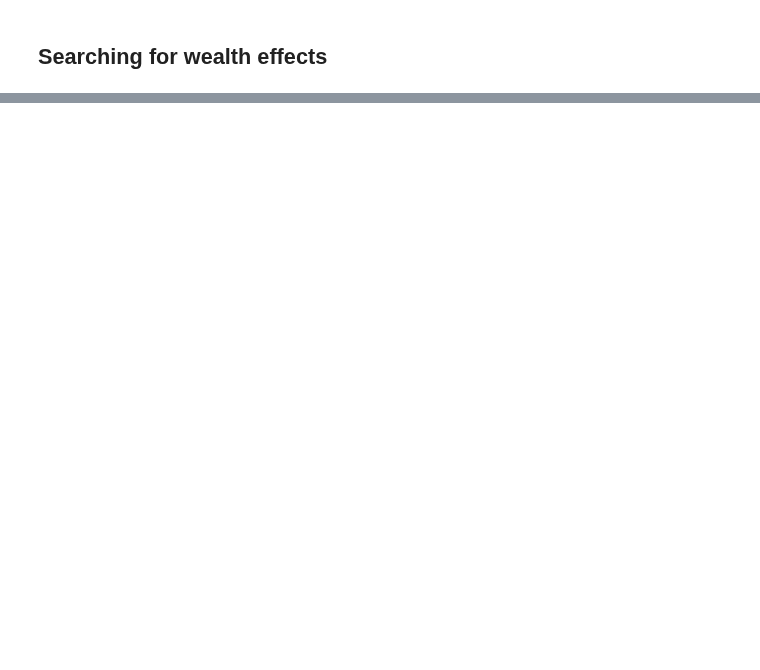
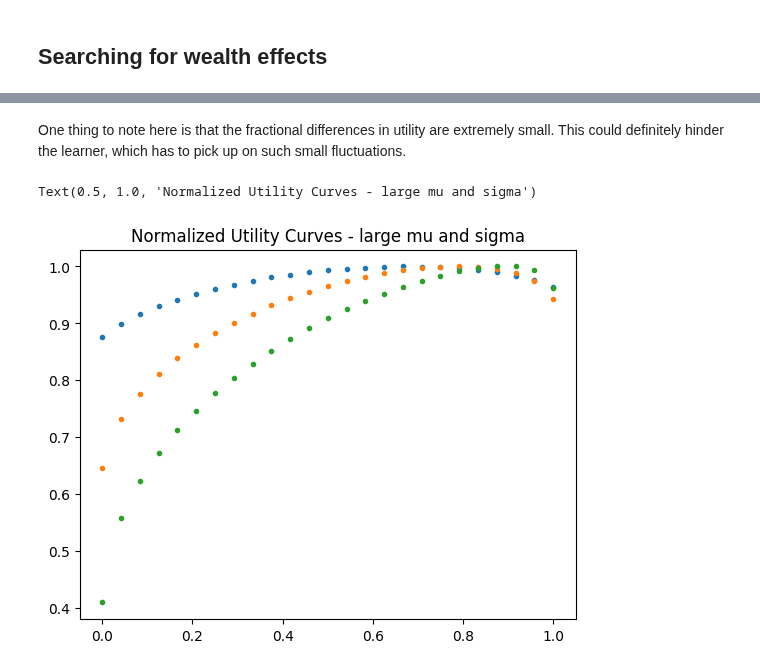
Before and after one commit to lrast/portfolioRL, a Jupyter notebook: Experiments1-theoryResults.ipynb, the cells around one changed output, grey strips where cells are left out. Cells and saved outputs as stored; diff of their text form; code cells hidden in the pictures; blank space fills up the shorter version.

Commit message:
exploring simple learners

```diff
--- a/Experiments1-theoryResults.ipynb
+++ b/Experiments1-theoryResults.ipynb
@@ -218,0 +222,16 @@ for wealth in wealths:
+# %% [markdown]
+One thing to note here is that the fractional differences in utility are extremely small. This could definitely hinder the learner, which has to pick up on such small fluctuations.
+# %%
+weights = np.linspace(0,1, 25)
+utilityCurve1 = utilityCurve_determ(1., 1.8, 1, np.sqrt)(weights)
+utilityCurve2 = utilityCurve_determ(1.*4, 1.8*2, 1, np.sqrt)(weights)
+utilityCurve3 = utilityCurve_determ(1.*9, 1.8*3, 1, np.sqrt)(weights)
+
+plt.plot( weights, utilityCurve1 / np.max(utilityCurve1), '.', label=f'{wealth}')
+plt.plot( weights, utilityCurve2 / np.max(utilityCurve2), '.', label=f'{wealth}')
+plt.plot( weights, utilityCurve3 / np.max(utilityCurve3), '.', label=f'{wealth}')
+
+plt.title('Normalized Utility Curves - large mu and sigma')
+# %% [output]
+Text(0.5, 1.0, 'Normalized Utility Curves - large mu and sigma')
+[figure, added]
```
Also changed, not shown: parts of 6 cells of this notebook, 3 other files.
